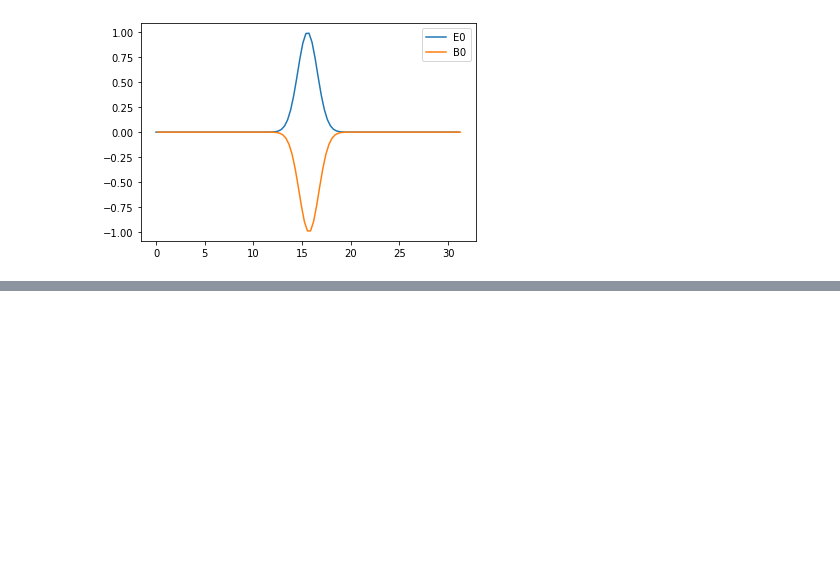
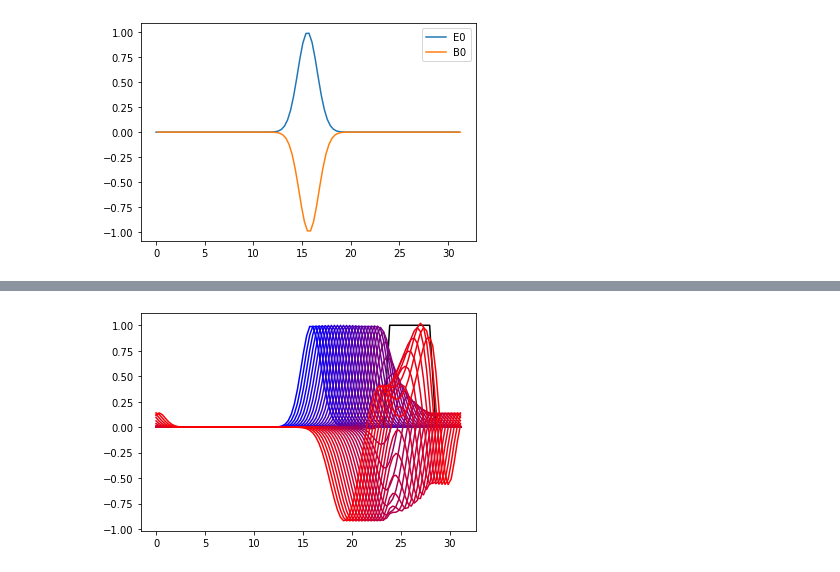
Before and after one commit to robinzhang24/YeeEM, a Jupyter notebook: scrach.ipynb, the cells around one changed output, grey strips where cells are left out. Drawn from its saved outputs; the diff is of its cells as text; code cells hidden in the pictures; blank space fills up the shorter version.

Commit message:
1D medium implementation

```diff
--- a/scrach.ipynb
+++ b/scrach.ipynb
@@ -43,0 +44,26 @@ plt.show()
+# %%
+Omega_p = np.zeros_like(x)
+start = int(nx * 0.75)
+stop = int(nx * 0.9)
+omega_p = 0.1
+medium_range = slice(int(nx * 0.75), int(nx * 0.9))
+Omega_p[start:stop] += omega_p
+Omega_p[start] = omega_p / 2
+Omega_p[stop] = omega_p / 2
+nu = np.zeros_like(x)
+# %%
+step = 50
+E_history = []
+B_history = []
+E_0 = gaussian(x, 1, 5*np.pi - dt / 2, 1)
+B_0 = - gaussian(x1, 1, 5*np.pi, 1)
+J_0 = np.zeros_like(x)
+plt.plot(x, Omega_p / omega_p, c='black')
+for i in range(step):
+    E_0, B_0, J = FDTD_1D.field_evolve_medium(E_0, B_0, J_0, Omega_p, nu, dx, dt)
+    E_history.append(E_0)
+    B_history.append(B_0)
+    plt.plot(x, E_0, c=(i/step,0,1-i/step))
+plt.show()
+# %% [output]
+[figure, added]
```
Also changed, not shown: parts of 1 cell of this notebook, 1 other file.
